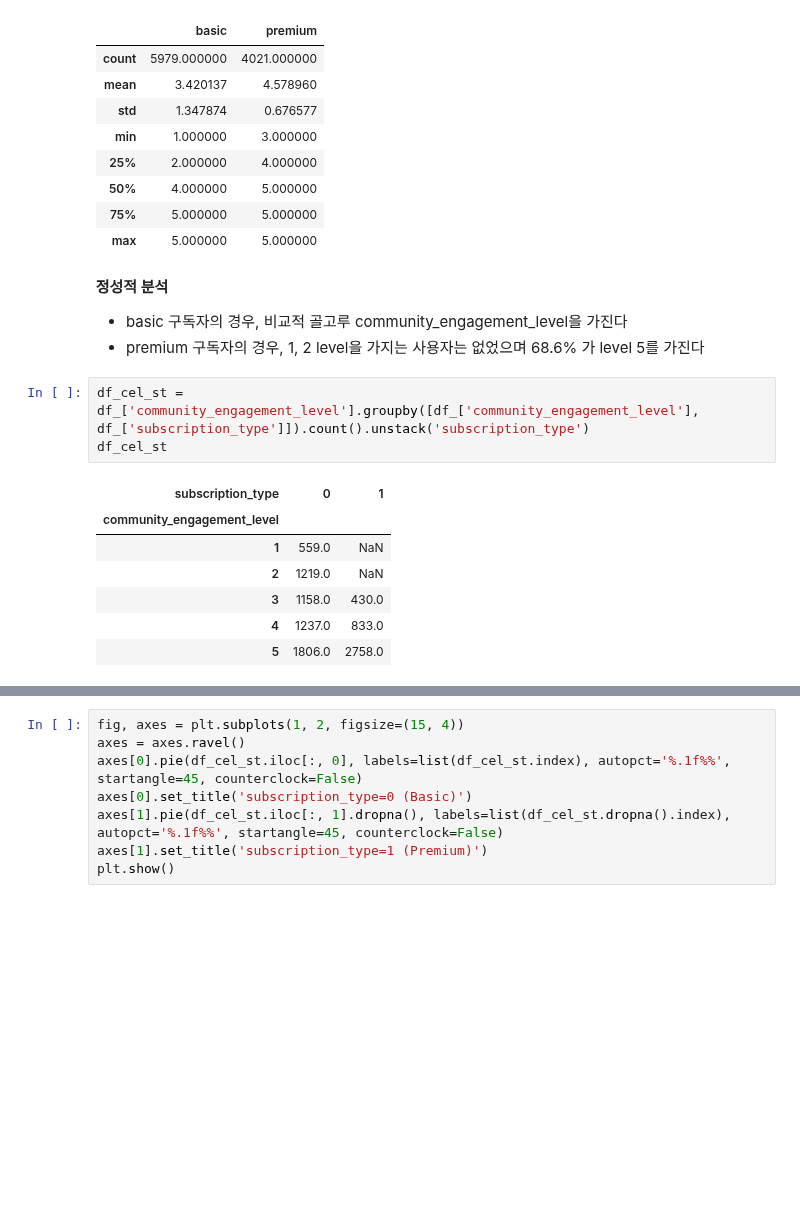
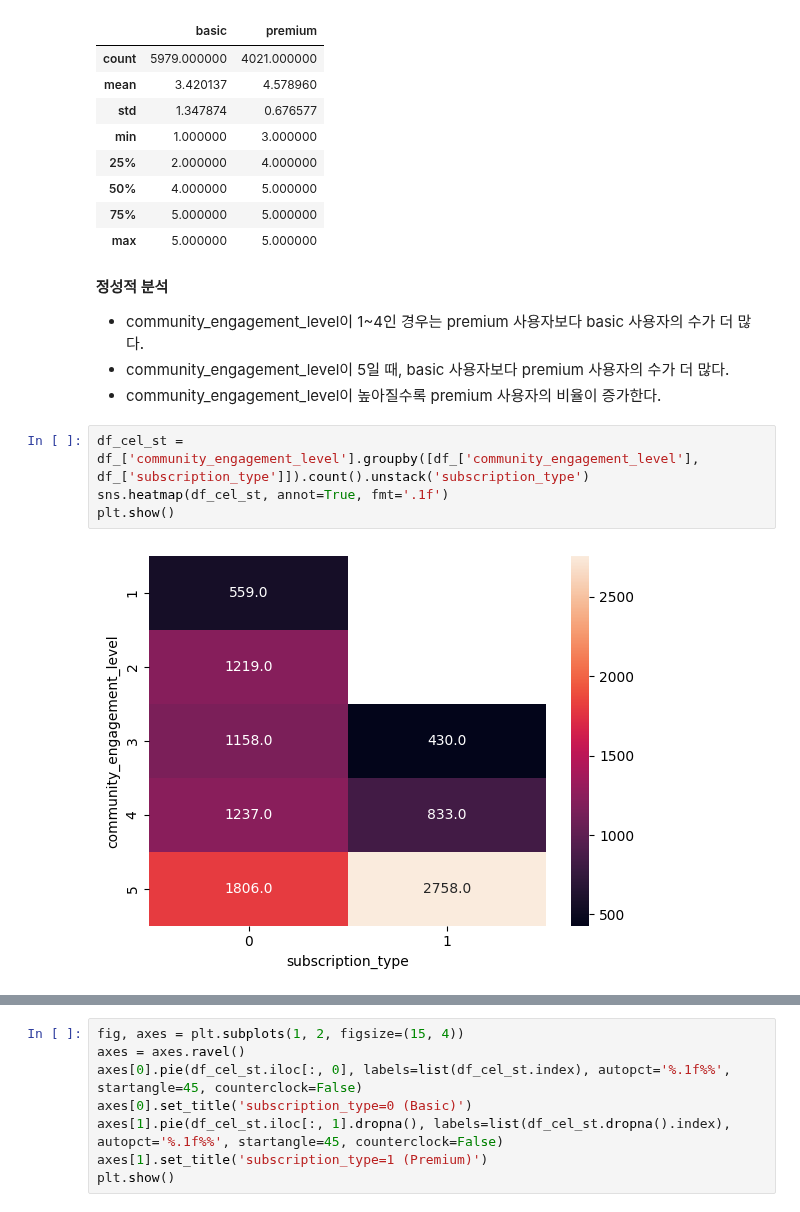
Before and after one commit to junmin98/WASSUP, a Jupyter notebook: Data_analysis/DA_Mini_Project_ljm.ipynb, the cells around one changed output, grey strips where cells are left out. Cells and saved outputs as stored; diff of their text form; blank space fills up the shorter version.

```diff
--- a/Data_analysis/DA_Mini_Project_ljm.ipynb
+++ b/Data_analysis/DA_Mini_Project_ljm.ipynb
@@ -505,16 +471,13 @@ df_cel_st
 | max | 5.000000 | 5.000000 |
 # %% [markdown]
 **정성적 분석**
-- basic 구독자의 경우, 비교적 골고루 community_engagement_level을 가진다
-- premium 구독자의 경우, 1, 2 level을 가지는 사용자는 없었으며 68.6% 가 level 5를 가진다
+
+- community_engagement_level이 1~4인 경우는 premium 사용자보다 basic 사용자의 수가 더 많다.
+- community_engagement_level이 5일 때, basic 사용자보다 premium 사용자의 수가 더 많다.
+- community_engagement_level이 높아질수록 premium 사용자의 비율이 증가한다.
-# %%
-df_cel_st = df_['community_engagement_level'].groupby([df_['community_engagement_level'], df_['subscription_type']]).count().unstack('subscription_type')
-df_cel_st
-# %% [output]
-| subscription_type | 0 | 1 |
-| community_engagement_level |  |  |
-| 1 | 559.0 | NaN |
-| 2 | 1219.0 | NaN |
-| 3 | 1158.0 | 430.0 |
-| 4 | 1237.0 | 833.0 |
-| 5 | 1806.0 | 2758.0 |
+# %%
+df_cel_st = df_['community_engagement_level'].groupby([df_['community_engagement_level'], df_['subscription_type']]).count().unstack('subscription_type')
+sns.heatmap(df_cel_st, annot=True, fmt='.1f')
+plt.show()
+# %% [output]
+[figure, added]
```
Also changed, not shown: parts of 62 cells of this notebook, 1 other file.
